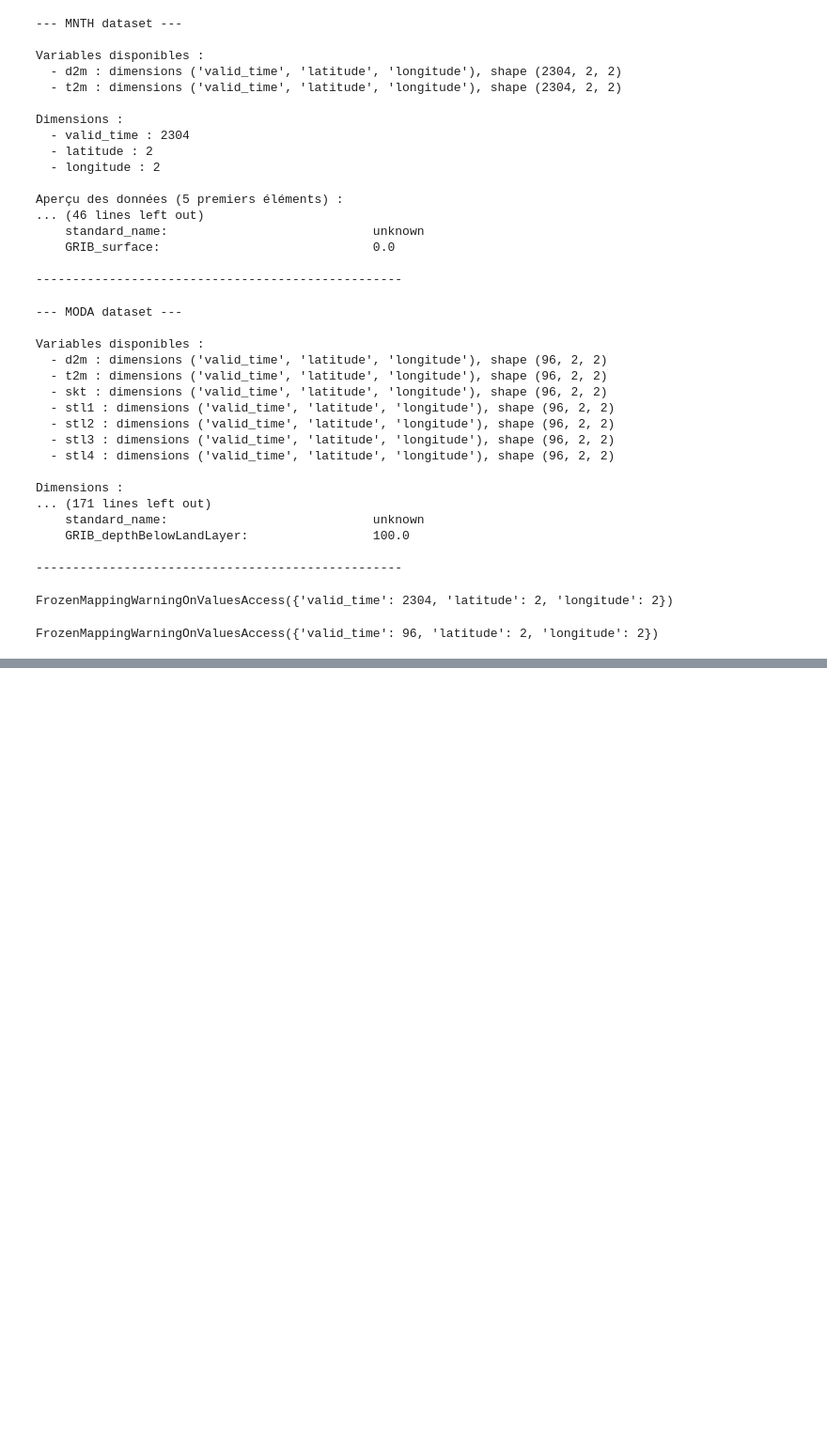
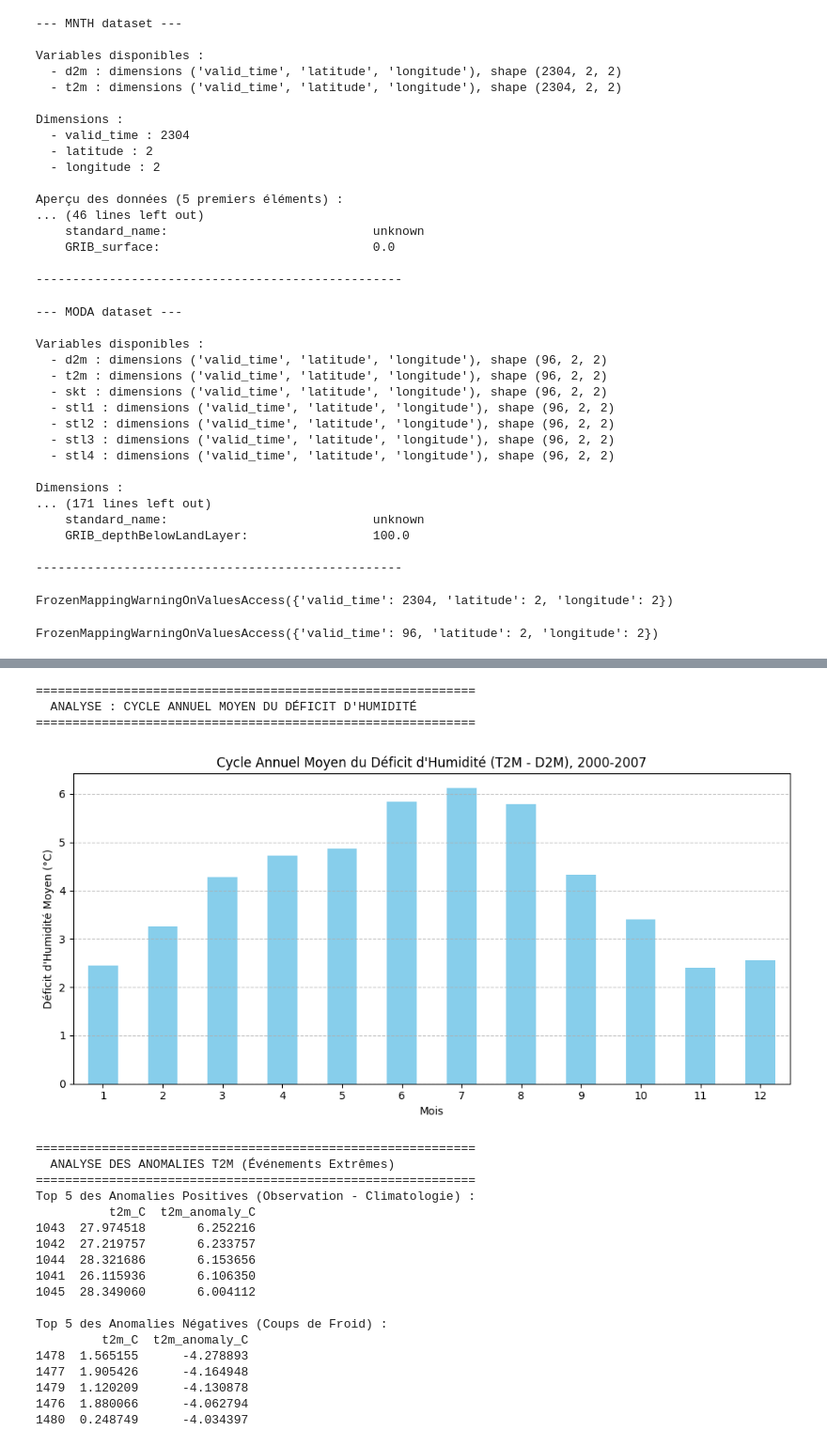
Before and after one commit to Aymanzej/Projet-5A, a Jupyter notebook: 3rd Month/BDDCreation.ipynb, the cells around one changed output, grey strips where cells are left out. Shown at 94% size. Saved outputs shown, nothing was run; the diff lists cells and outputs as text; code cells hidden in the pictures; blank space fills up the shorter version.

```diff
--- a/3rd Month/BDDCreation.ipynb
+++ b/3rd Month/BDDCreation.ipynb
@@ -196,0 +368,62 @@ FrozenMappingWarningOnValuesAccess({'valid_time': 96, 'latitude': 2, 'longitude'
+# %%
+# ==============================================================================
+# ANALYSE ET VISUALISATION : Cycle Annuel du Déficit d'Humidité
+# ==============================================================================
+
+
+print("\n" + "="*60)
+print("  ANALYSE : CYCLE ANNUEL MOYEN DU DÉFICIT D'HUMIDITÉ  ")
+print("="*60)
+
+# Calculer la moyenne du Déficit d'Humidité par mois
+mean_hd_by_month = df_temp_celsius.groupby('month')['hd_C'].mean()
+
+# Tracer le cycle annuel
+plt.figure(figsize=(10, 5))
+mean_hd_by_month.plot(kind='bar', color='skyblue')
+plt.title("Cycle Annuel Moyen du Déficit d'Humidité (T2M - D2M), 2000-2007")
+plt.xlabel("Mois")
+plt.ylabel("Déficit d'Humidité Moyen (°C)")
+plt.xticks(ticks=np.arange(12), labels=np.arange(1, 13), rotation=0)
+plt.grid(axis='y', linestyle='--', alpha=0.7)
+plt.tight_layout()
+plt.show()
+
+# --- Analyse de l'Anomalie (Identification des extrêmes) ---
+
+print("\n" + "="*60)
+print("  ANALYSE DES ANOMALIES T2M (Événements Extrêmes)  ")
+print("="*60)
+
+# Top 5 des anomalies positives (vagues de chaleur relatives)
+top_pos_anomalies = df_temp_celsius['t2m_anomaly_C'].nlargest(5)
+print("Top 5 des Anomalies Positives (Observation - Climatologie) :")
+print(df_temp_celsius.loc[top_pos_anomalies.index][['t2m_C', 't2m_anomaly_C']])
+
+# Top 5 des anomalies négatives (coups de froid relatifs)
+top_neg_anomalies = df_temp_celsius['t2m_anomaly_C'].nsmallest(5)
+print("\nTop 5 des Anomalies Négatives (Coups de Froid) :")
+print(df_temp_celsius.loc[top_neg_anomalies.index][['t2m_C', 't2m_anomaly_C']])
+# %% [output]
+============================================================
+  ANALYSE : CYCLE ANNUEL MOYEN DU DÉFICIT D'HUMIDITÉ
+============================================================
+[figure, added]
+============================================================
+  ANALYSE DES ANOMALIES T2M (Événements Extrêmes)
+============================================================
+Top 5 des Anomalies Positives (Observation - Climatologie) :
+          t2m_C  t2m_anomaly_C
+1043  27.974518       6.252216
+1042  27.219757       6.233757
+1044  28.321686       6.153656
+1041  26.115936       6.106350
+1045  28.349060       6.004112
+
+Top 5 des Anomalies Négatives (Coups de Froid) :
+         t2m_C  t2m_anomaly_C
+1478  1.565155      -4.278893
+1477  1.905426      -4.164948
+1479  1.120209      -4.130878
+1476  1.880066      -4.062794
+1480  0.248749      -4.034397
```
Also changed, not shown: parts of 9 cells of this notebook, 1 other file.
